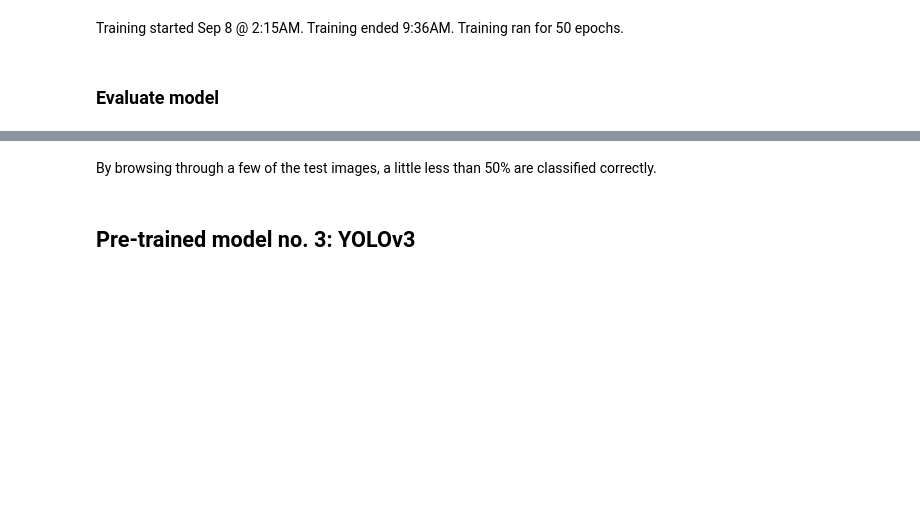
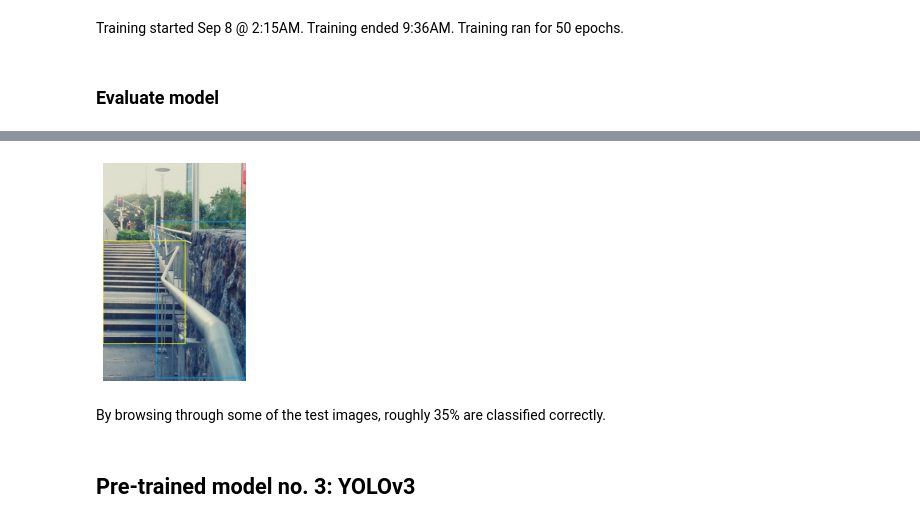
Before and after one commit to jordandarbyshire/amenity_detection, a Jupyter notebook: amenity_detection.ipynb, the cells around one changed output, grey strips where cells are left out. Saved outputs shown, nothing was run; the diff lists cells and outputs as text; code cells hidden in the pictures; blank space fills up the shorter version.

```diff
--- a/amenity_detection.ipynb
+++ b/amenity_detection.ipynb
@@ -725,5 +766,5 @@ model = models.load_model(model_path, backbone_name="resnet50")
 model = models.convert_model(model)
 # %%
 # Read in the label classes
-labels_to_names = pd.read_csv(CLASSES_FILE, header=None).T.loc[0].to_dict()
+labels_to_names = pd.read_csv(classes_file, header=None).T.loc[0].to_dict()
 labels_to_names
@@ -730,23 +787,26 @@ labels_to_names
 # %%
 # Function #1: Get predictions from model
 def predict(image):
-
+    '''
+    The function extracts predictions from the model
+    '''
     image = preprocess_image(image.copy())
     # Re-size and preprocess the image
     image, scale = resize_image(image)
     # Add additional dimension to image tensor
     boxes, scores, labels = model.predict_on_batch(np.expand_dims(image, axis=0))
-    # Rescale detected boxes based on the resized iamge scale
+    # Rescale detected boxes based on the resized image scale
     boxes /= scale
     # Return all predictions
     return boxes, scores, labels
 # %%
-# Function #2: Draw detected boxes on the image
 # Set minimum threshold score
 THRES_SCORE = 0.3
 
 def draw_detections(image, boxes, scores, labels):
-
+    '''
+    The function draws detected boxes on the image
+    '''
     for box, score, label in zip(boxes[0], scores[0], labels[0]):
         if score < THRES_SCORE:
             break
@@ -761,7 +821,9 @@ def draw_detections(image, boxes, scores, labels):
 # %%
 # Function #3: Show detected objects along with predictions
 def show_detected_objects(image_row):
-
+    '''
+    The function shows detected objects along with predictions
+    '''
     img_path = image_row.image_name
     image = read_image_bgr(img_path)
     boxes, scores, labels = predict(image)
@@ -785,9 +856,11 @@ test_df.head()
 # %%
 # Yellow boxes are the ground-truth boxes (the true hand labeled bounding box)
 # Other colors are the predicted boxes with confidence score above 0.3
-show_detected_objects(test_df.iloc[177])
+show_detected_objects(test_df.iloc[77])
+# %% [output]
+[figure, added]
 # %% [markdown]
-By browsing through a few of the test images, a little less than 50% are classified correctly.
+By browsing through some of the test images, roughly 35% are classified correctly.
 # %% [markdown]
 ## Pre-trained model no. 3: YOLOv3
 # %% [markdown]
```
Also changed, not shown: parts of 52 cells of this notebook.
